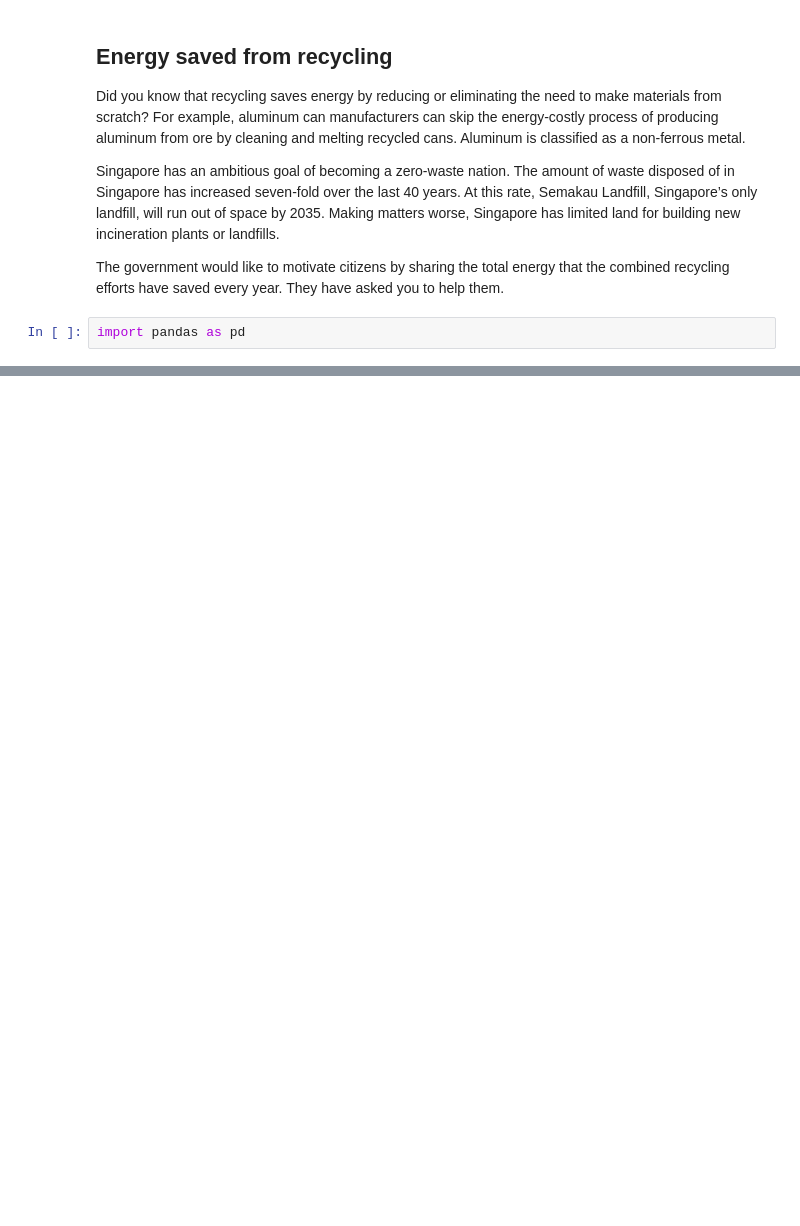
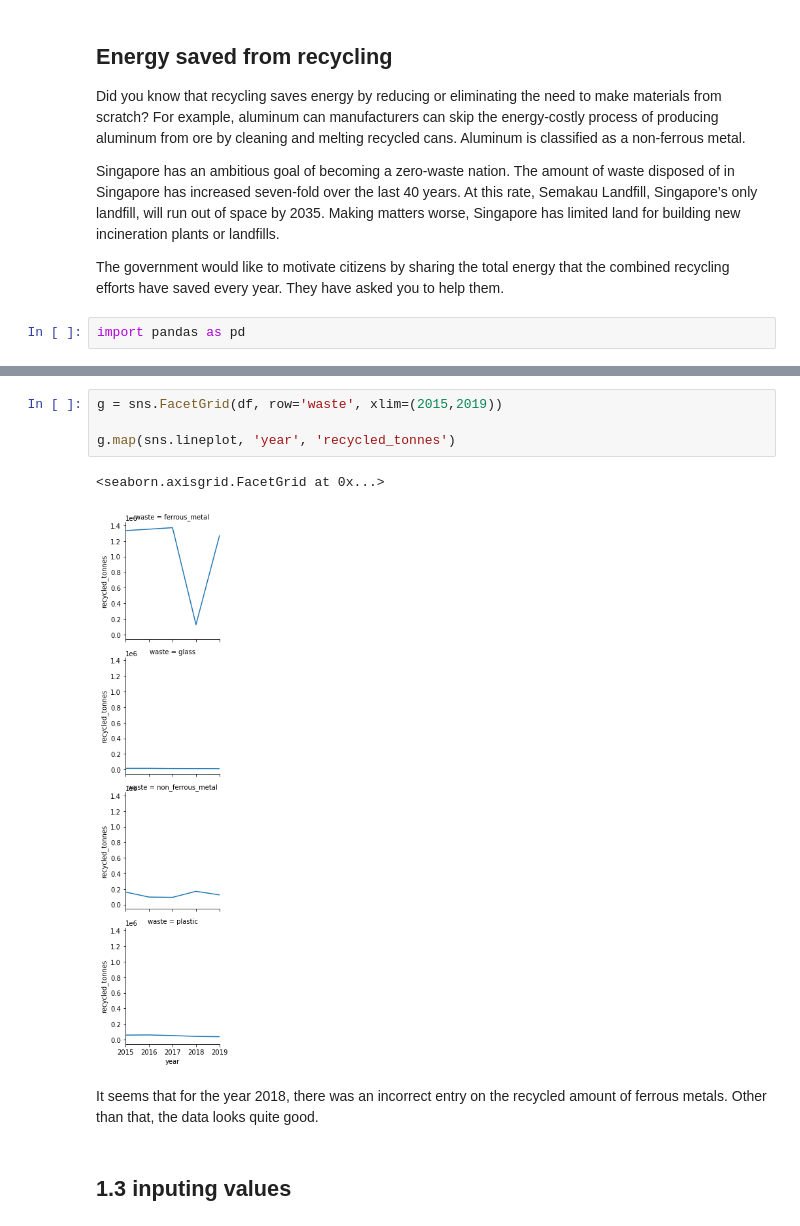
Before and after one commit to andrescerv/Energy-Savings-in-Singapore-2015-2019, a Jupyter notebook: notebook2.ipynb, the cells around one changed output, grey strips where cells are left out. Drawn from its saved outputs; the diff is of its cells as text; blank space fills up the shorter version.

```diff
--- a/notebook2.ipynb
+++ b/notebook2.ipynb
@@ -229,0 +259,11 @@ df_final
+# %%
+g = sns.FacetGrid(df, row='waste', xlim=(2015,2019))
+
+g.map(sns.lineplot, 'year', 'recycled_tonnes')
+# %% [output]
+<seaborn.axisgrid.FacetGrid at 0x...>
+[figure, added]
+# %% [markdown]
+It seems that for the year 2018, there was an incorrect entry on the recycled amount of ferrous metals. Other than that, the data looks quite good.
+# %% [markdown]
+## 1.3 inputing values
```
Also changed, not shown: parts of 34 cells of this notebook.
